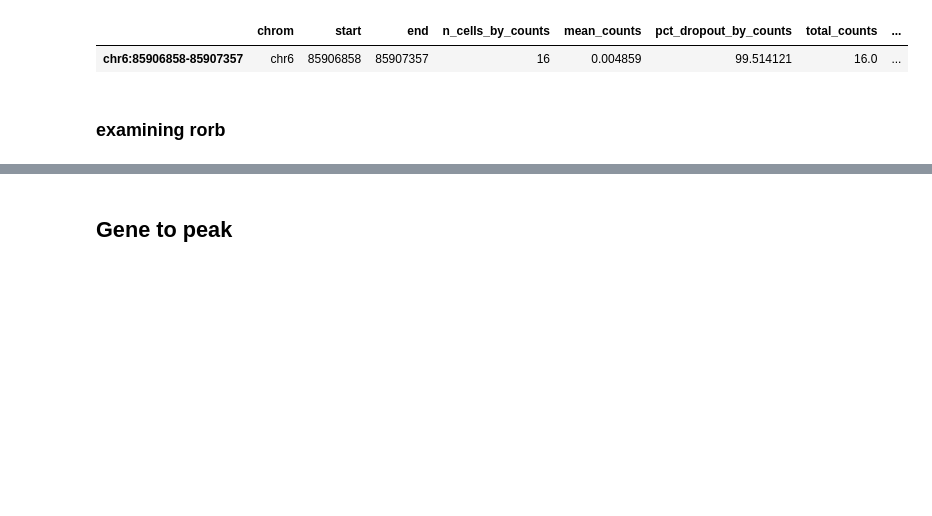
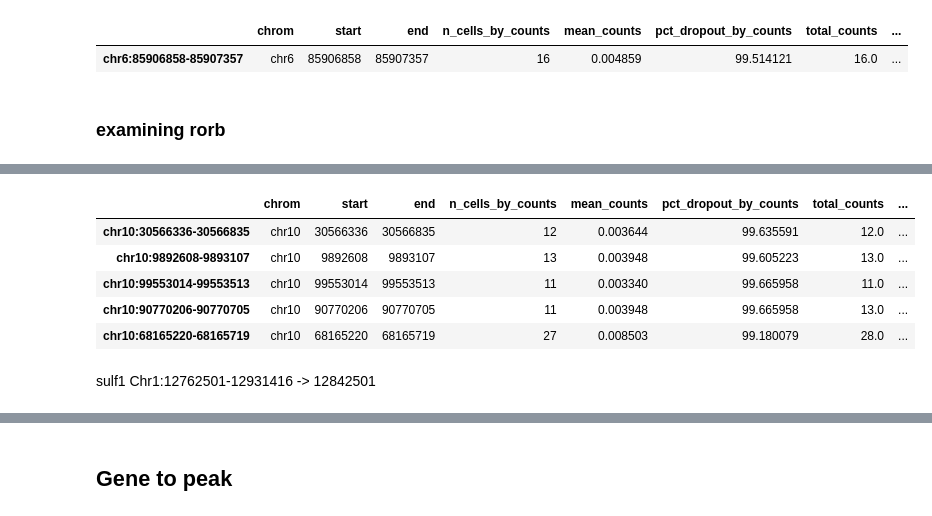
Before and after one commit to l-reich/spatial-chromatin-variability, a Jupyter notebook: src/Descart/Gene-peak_interaction_detection.ipynb, the cells around one changed output, grey strips where cells are left out. Drawn from its saved outputs; the diff is of its cells as text; code cells hidden in the pictures; blank space fills up the shorter version.

```diff
--- a/src/Descart/Gene-peak_interaction_detection.ipynb
+++ b/src/Descart/Gene-peak_interaction_detection.ipynb
@@ -519,0 +570,23 @@ array([32094.32136673, 30329.15994038, 30208.41628743, 30089.96306003,
+# %%
+fam=get_top_correlated_peaks_on_chromosome(
+    gene_name="fam19a2",
+    chromosome="chr10",
+    expr=expr_2000,
+    atac=atac_20000,
+    g_p_similarity=g_p_similarity,
+    top_n=100
+)
+# %%
+123349901
+fam["dis"] = (fam["start"]+250) - 123349901
+# %%
+fam
+# %% [output]
+|  | chrom | start | end | n_cells_by_counts | mean_counts | pct_dropout_by_counts | total_counts | ... |
+| chr10:30566336-30566835 | chr10 | 30566336 | 30566835 | 12 | 0.003644 | 99.635591 | 12.0 | ... |
+| chr10:9892608-9893107 | chr10 | 9892608 | 9893107 | 13 | 0.003948 | 99.605223 | 13.0 | ... |
+| chr10:99553014-99553513 | chr10 | 99553014 | 99553513 | 11 | 0.003340 | 99.665958 | 11.0 | ... |
+| chr10:90770206-90770705 | chr10 | 90770206 | 90770705 | 11 | 0.003948 | 99.665958 | 13.0 | ... |
+| chr10:68165220-68165719 | chr10 | 68165220 | 68165719 | 27 | 0.008503 | 99.180079 | 28.0 | ... |
+# %% [markdown]
+sulf1 Chr1:12762501-12931416  -> 12842501
```
Also changed, not shown: parts of 59 cells of this notebook, 2 other files.
